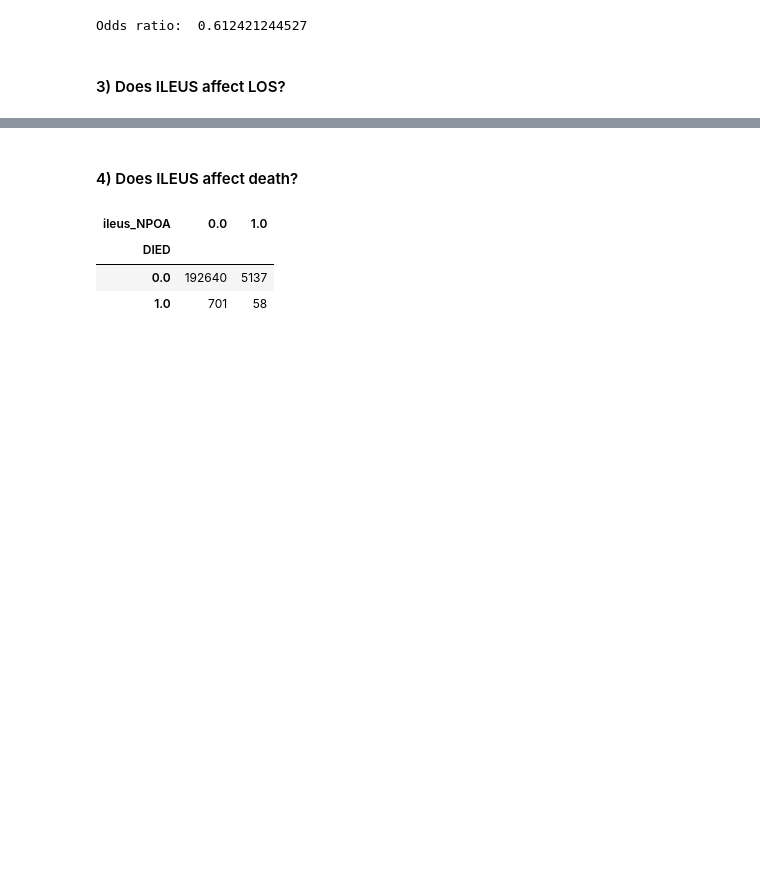
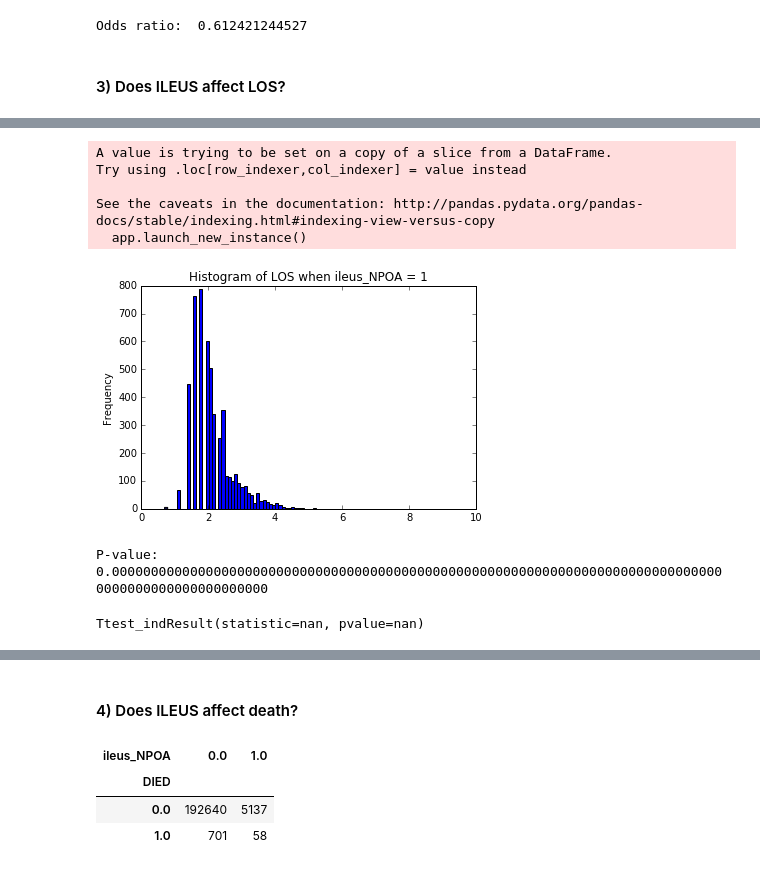
Before and after one commit to vionawu902/Loyola-ILEUS-Analysis, a Jupyter notebook: Analysis with CI.ipynb, the cells around one changed output, grey strips where cells are left out. Drawn from its saved outputs; the diff is of its cells as text; code cells hidden in the pictures; blank space fills up the shorter version.

```diff
--- a/Analysis with CI.ipynb
+++ b/Analysis with CI.ipynb
@@ -193,0 +219,31 @@ Odds ratio:  0.612421244527
+# %%
+#Log transform the data and perform a t-test
+CAData_ileusLOS = CAData[['ileus_NPOA', 'LOS']]
+CAData_ileusLOS['LOS_log'] = np.log(CAData_ileusLOS['LOS']+1)
+
+CAData_ileusLOS[CAData_ileusLOS.ileus_NPOA == 1.].LOS_log.plot('hist', xlim=(0,10), bins = 50) #zooming in to avoid outliers
+plt.title('Histogram of LOS when ileus_NPOA = 1'); plt.show()
+# %% [output]
+A value is trying to be set on a copy of a slice from a DataFrame.
+Try using .loc[row_indexer,col_indexer] = value instead
+
+See the caveats in the documentation: http://pandas.pydata.org/pandas-docs/stable/indexing.html#indexing-view-versus-copy
+  app.launch_new_instance()
+[figure, added]
+# %%
+#Do a t-test
+
+from scipy.stats import ttest_ind
+
+group1_LOS_log = np.array(CAData_ileusLOS[CAData_ileusLOS.ileus_NPOA == 0.].LOS_log)
+group2_LOS_log = np.array(CAData_ileusLOS[CAData_ileusLOS.ileus_NPOA == 1.].LOS_log)
+
+stat, pvalue = ttest_ind(group1_LOS_log, group2_LOS_log)
+
+print("P-value: %.100f" % pvalue)
+# %% [output]
+P-value: 0.0000000000000000000000000000000000000000000000000000000000000000000000000000000000000000000000000000
+# %%
+stats.ttest_ind(group1_LOS_log, group2_LOS_log)
+# %% [output]
+Ttest_indResult(statistic=nan, pvalue=nan)
```
Also changed, not shown: parts of 5 cells of this notebook.
